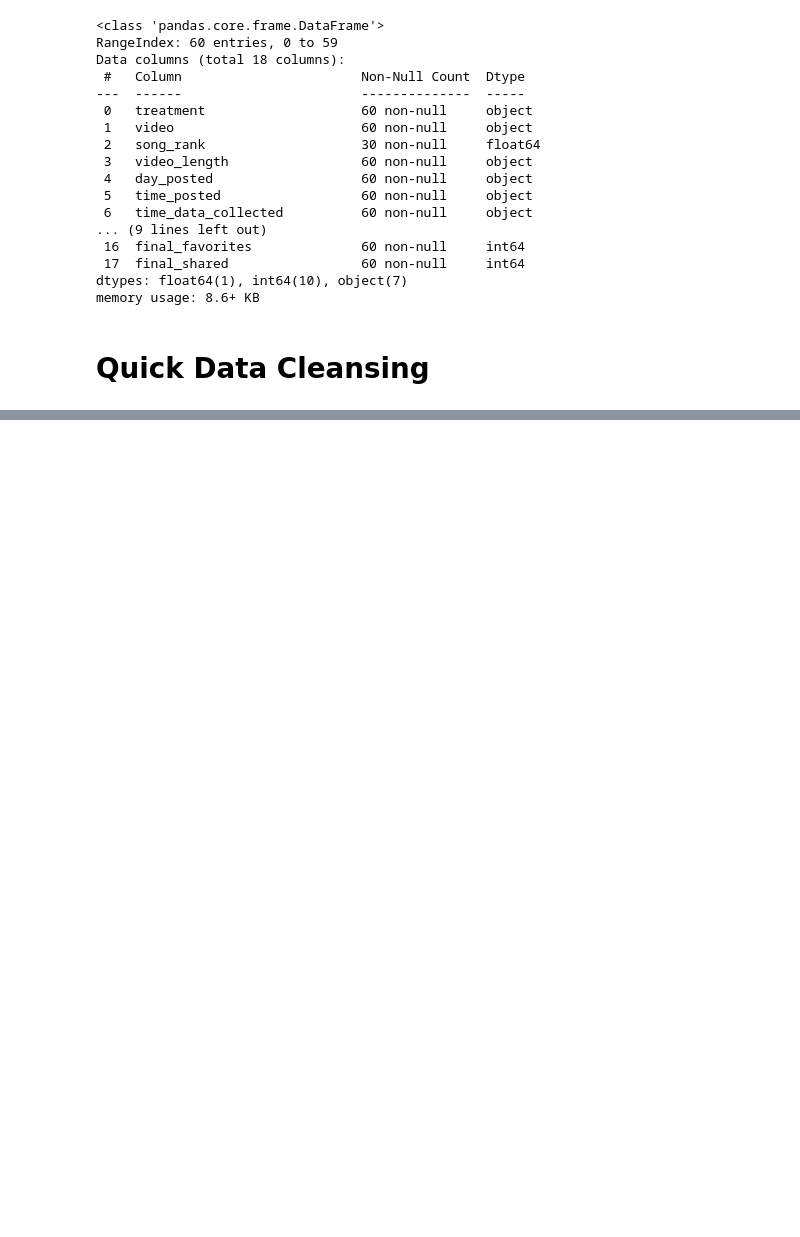
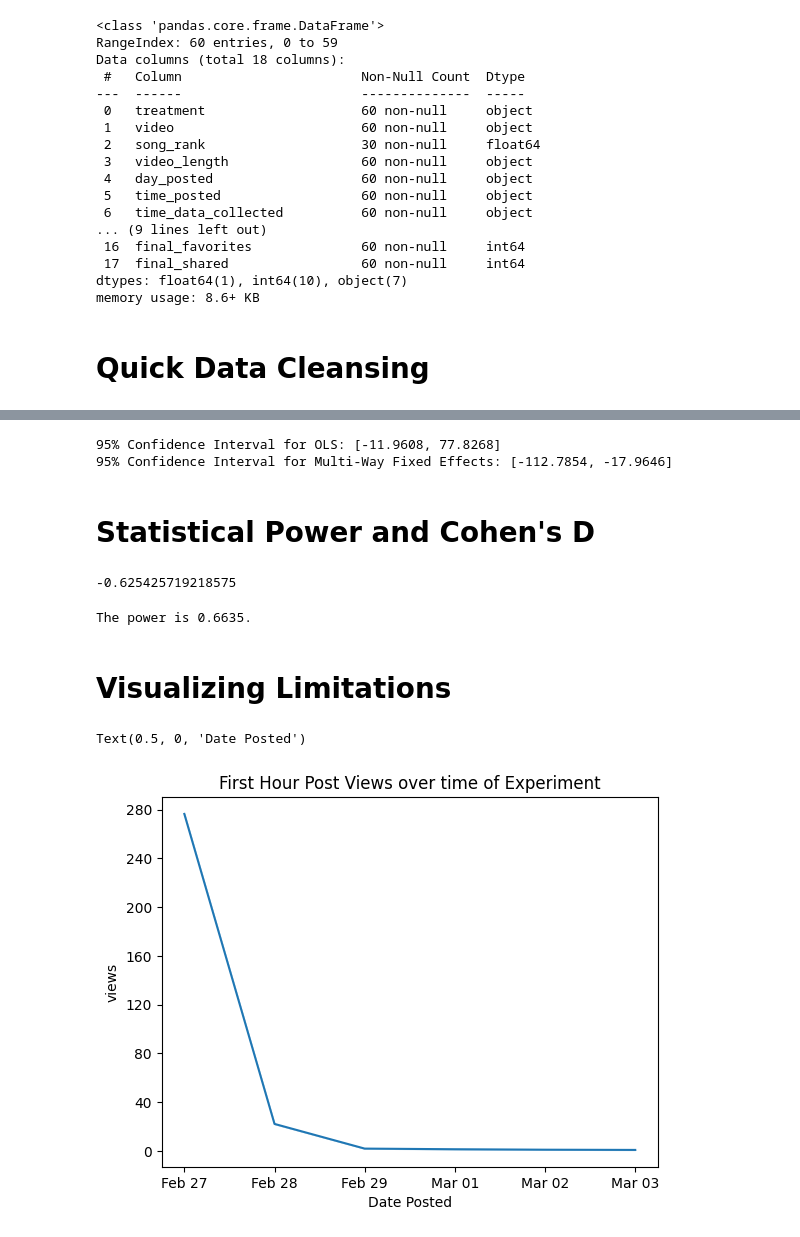
Before and after one commit to jbbjr/sound-vs-engagement, a Jupyter notebook: analysis.ipynb, the cells around one changed output, grey strips where cells are left out. Drawn from its saved outputs; the diff is of its cells as text; code cells hidden in the pictures; blank space fills up the shorter version.

```diff
--- a/analysis.ipynb
+++ b/analysis.ipynb
@@ -74,0 +136,41 @@ data.head()
+# %%
+ols_ci = [round(32.933 - (1.96 * 22.905), 4), round(32.933 + (1.96 * 22.905), 4)]
+fe_ci = [round(-65.375 - (1.96 * 24.189), 4), round(-65.375 + (1.96 * 24.189), 4)]
+
+te = -65.375
+
+print(f'95% Confidence Interval for OLS: {ols_ci}')
+print(f'95% Confidence Interval for Multi-Way Fixed Effects: {fe_ci}')
+# %% [output]
+95% Confidence Interval for OLS: [-11.9608, 77.8268]
+95% Confidence Interval for Multi-Way Fixed Effects: [-112.7854, -17.9646]
+# %% [markdown]
+# Statistical Power and Cohen's D
+# %%
+d = -65.375 / data['views'].std()
+# %% [output]
+-0.625425719218575
+# %%
+from pingouin import power_ttest2n
+
+power = power_ttest2n(nx=30, ny=30, d=d, alpha=0.05, alternative='two-sided')   # dataset is 60 obs with T & C equally split at 30
+
+print(f"The power is {power:.4f}.")
+# %% [output]
+The power is 0.6635.
+# %% [markdown]
+# Visualizing Limitations
+# %%
+import seaborn as sns
+import matplotlib.pyplot as plt
+import matplotlib.ticker as ticker
+
+data['date_label'] = data['day_posted'].dt.strftime('%b %d')
+
+sns.lineplot(data=data, x='date_label', y='views', errorbar=('ci', False))
+plt.title('First Hour Post Views over time of Experiment')
+plt.gca().yaxis.set_major_locator(ticker.MaxNLocator(nbins=10))
+plt.xlabel('Date Posted')
+# %% [output]
+Text(0.5, 0, 'Date Posted')
+[figure, added]
```
Also changed, not shown: parts of 7 cells of this notebook.
